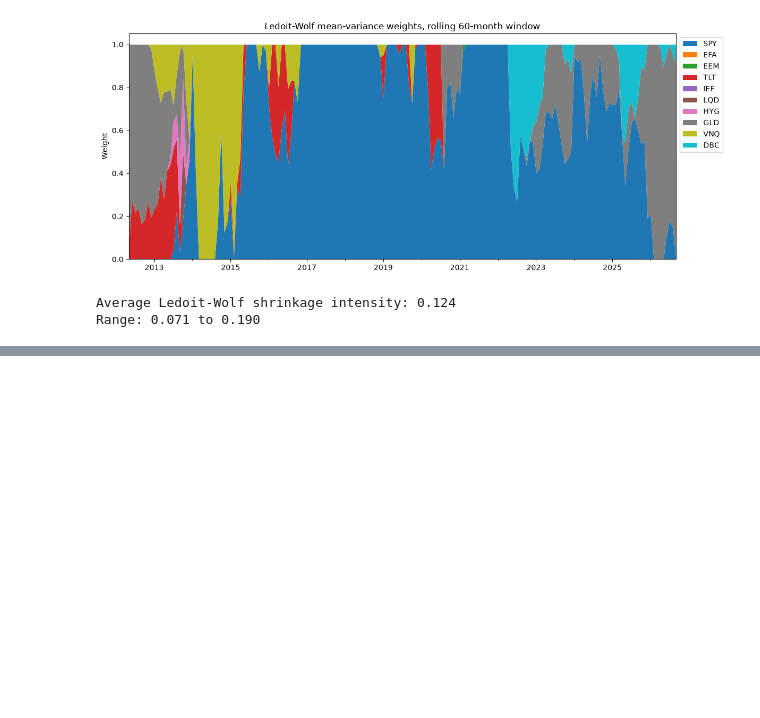
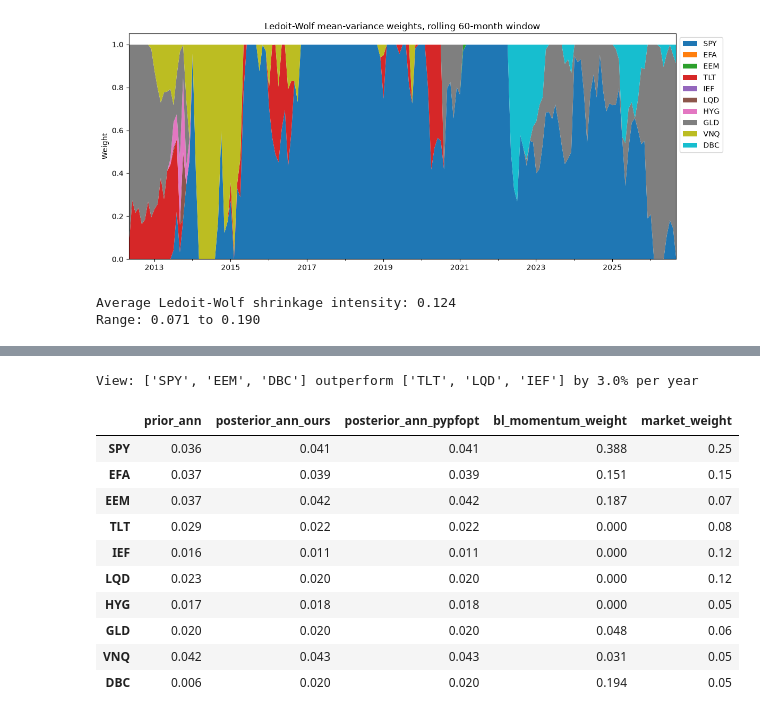
Before and after one commit to EthanB425/Portfolio-Optimization-Under-Uncertainty, a Jupyter notebook: notebooks/02_strategy_setup.ipynb, the cells around one changed output, grey strips where cells are left out. Saved outputs shown, nothing was run; the diff lists cells and outputs as text; code cells hidden in the pictures; blank space fills up the shorter version.

Commit message:
Addded Black-Litterman with momentum views, validated against PyPortfolioOpt

```diff
--- a/notebooks/02_strategy_setup.ipynb
+++ b/notebooks/02_strategy_setup.ipynb
@@ -103,0 +184,38 @@ Range: 0.071 to 0.190
+# %%
+from portfolio import (momentum_view, black_litterman_returns, black_litterman_momentum,
+                       implied_returns, MARKET_WEIGHTS)
+from pypfopt.black_litterman import BlackLittermanModel
+from sklearn.covariance import LedoitWolf
+
+window = returns.iloc[-WINDOW:]
+sigma_lw = pd.DataFrame(LedoitWolf().fit(window.values).covariance_,
+                        index=window.columns, columns=window.columns)
+w_mkt = MARKET_WEIGHTS[window.columns]
+prior = pd.Series(implied_returns(sigma_lw, w_mkt), index=window.columns)
+
+P, Q, top, bottom = momentum_view(window)
+print(f"View: {top} outperform {bottom} by {Q[0] * 12:.1%} per year\n")
+
+ours_post = pd.Series(black_litterman_returns(sigma_lw, w_mkt, P=P, Q=Q), index=window.columns)
+theirs_post = BlackLittermanModel(sigma_lw, pi=prior, P=P.reshape(1, -1), Q=Q, tau=0.05).bl_returns()
+
+pd.DataFrame({
+    "prior_ann": prior * 12,
+    "posterior_ann_ours": ours_post * 12,
+    "posterior_ann_pypfopt": theirs_post * 12,
+    "bl_momentum_weight": black_litterman_momentum(window),
+    "market_weight": w_mkt,
+}).round(3)
+# %% [output]
+View: ['SPY', 'EEM', 'DBC'] outperform ['TLT', 'LQD', 'IEF'] by 3.0% per year
+|  | prior_ann | posterior_ann_ours | posterior_ann_pypfopt | bl_momentum_weight | market_weight |
+| SPY | 0.036 | 0.041 | 0.041 | 0.388 | 0.25 |
+| EFA | 0.037 | 0.039 | 0.039 | 0.151 | 0.15 |
+| EEM | 0.037 | 0.042 | 0.042 | 0.187 | 0.07 |
+| TLT | 0.029 | 0.022 | 0.022 | 0.000 | 0.08 |
+| IEF | 0.016 | 0.011 | 0.011 | 0.000 | 0.12 |
+| LQD | 0.023 | 0.020 | 0.020 | 0.000 | 0.12 |
+| HYG | 0.017 | 0.018 | 0.018 | 0.000 | 0.05 |
+| GLD | 0.020 | 0.020 | 0.020 | 0.048 | 0.06 |
+| VNQ | 0.042 | 0.043 | 0.043 | 0.031 | 0.05 |
+| DBC | 0.006 | 0.020 | 0.020 | 0.194 | 0.05 |
```
Also changed, not shown: parts of 4 cells of this notebook, 1 other file.
